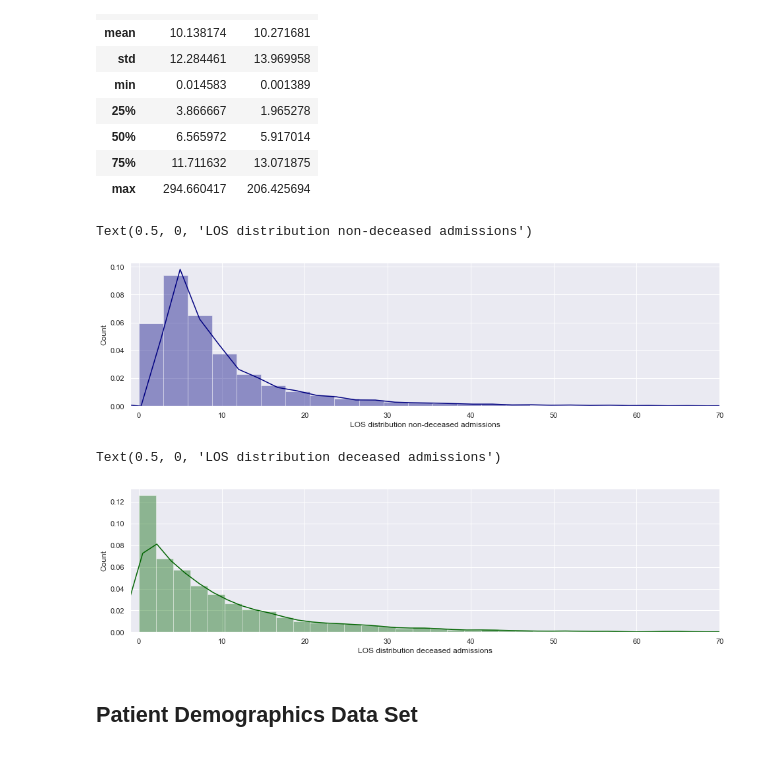
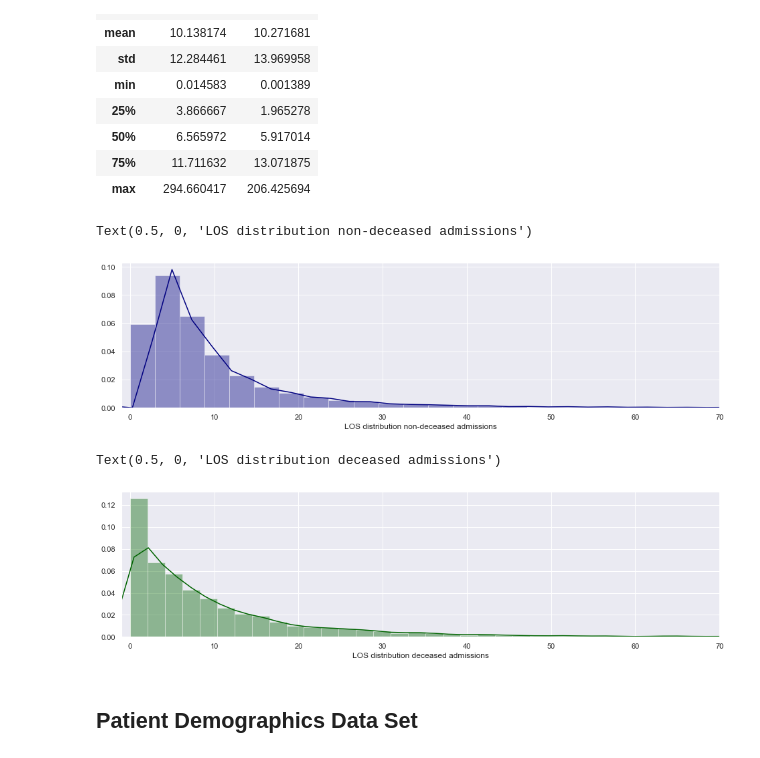
Before and after one commit to bnaoe/Tensorflow-ANN-Hospital-LOS, a Jupyter notebook: Untitled.ipynb, the cells around one changed output. Saved outputs shown, nothing was run; the diff lists cells and outputs as text; code cells hidden in the pictures.

```diff
--- a/Untitled.ipynb
+++ b/Untitled.ipynb
@@ -113,24 +113,31 @@ pd.concat([df_not_deceased['LOS'].describe(),
 | max | 294.660417 | 206.425694 |
 # %%
 #For none deceased pts most data falls to the left of the mean
+# plt.figure(figsize=(16,4))
+# df_adm['LOS'].hist(bins=30, range=(-1,70))
+# plt.ylabel('Count')
+# plt.xlabel('LOS distribution non-deceased admissions')
+
 plt.figure(figsize=(16,4))
-sns.distplot(df_adm['LOS'],bins=100,color='navy')
+sns.distplot(df_adm['LOS'],bins=100, color='navy')
 plt.xlim(-1,70)
-plt.ylabel('Count')
 plt.xlabel('LOS distribution non-deceased admissions')
 # %% [output]
 Text(0.5, 0, 'LOS distribution non-deceased admissions')
-[figure, old version]
+[figure, new version]
 # %%
-#Same with the deaceased pts it has a right skwed distribution
+#Same with the none deceased pts distribution is right skewed
+# plt.figure(figsize=(16,4))
+# df_deceased['LOS'].hist(bins=30, range=(-1,70), color='green')
+# plt.xlabel('LOS distribution deceased admissions')
+
 plt.figure(figsize=(16,4))
 sns.distplot(df_deceased['LOS'],bins=100,color='darkgreen')
 plt.xlim(-1,70)
-plt.ylabel('Count')
 plt.xlabel('LOS distribution deceased admissions')
 # %% [output]
 Text(0.5, 0, 'LOS distribution deceased admissions')
-[figure, old version]
+[figure, new version]
 # %% [markdown]
 ## Patient Demographics Data Set
 # %%
```
Also changed, not shown: parts of 1 cell of this notebook.
